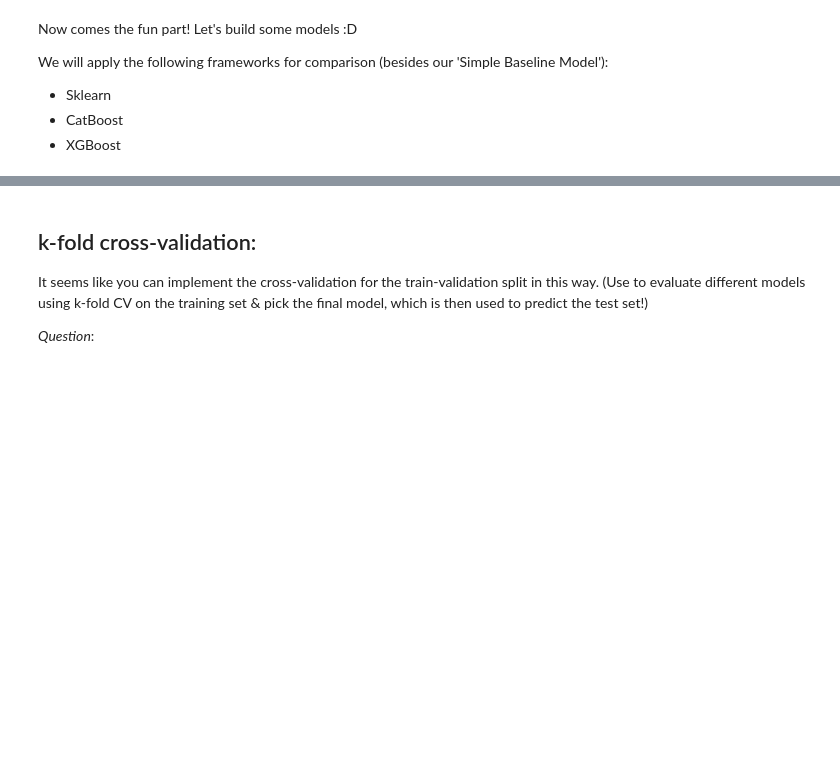
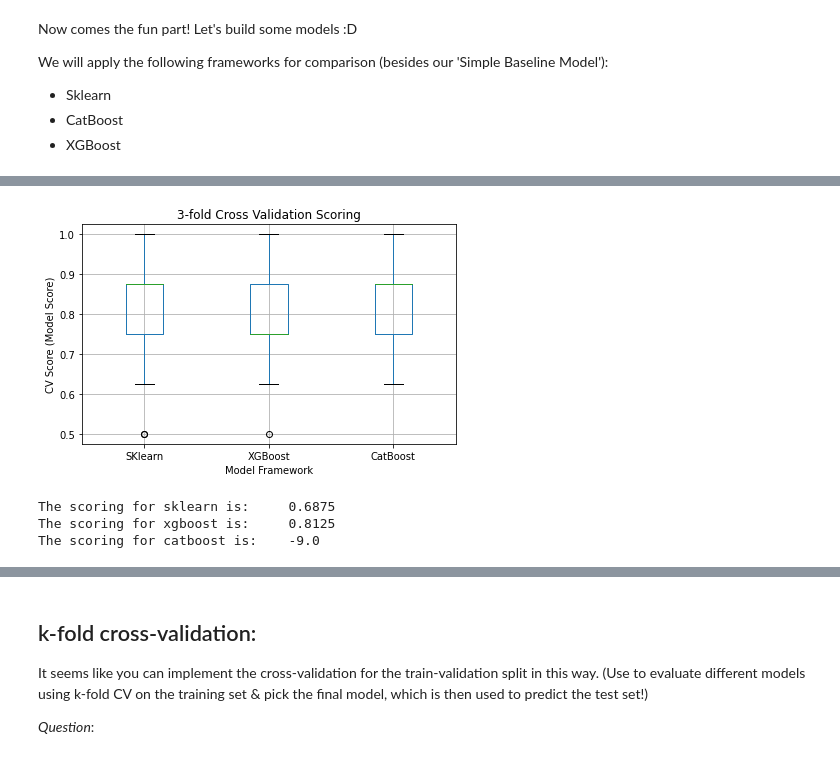
Before and after one commit to Blastorios/B4TM, a Jupyter notebook: src/GradientBoost.ipynb, the cells around one changed output, grey strips where cells are left out. Saved outputs shown, nothing was run; the diff lists cells and outputs as text; code cells hidden in the pictures; blank space fills up the shorter version.

```diff
--- a/src/GradientBoost.ipynb
+++ b/src/GradientBoost.ipynb
@@ -329,0 +205,2 @@ Average variance: 0.16210526315789475
+# %%
+searched_sklearn.fit(X_trainset, y_trainset)
@@ -329,0 +221,2 @@ Average variance: 0.16210526315789475
+# %%
+searched_xgboost.fit(X_trainset, y_trainset)
@@ -329,0 +275,19 @@ Average variance: 0.16210526315789475
+# %%
+# Get the scores
+sklearn_scores = cross_val_score(
+    searched_sklearn.best_estimator_,
+    X_train.values,
+    y_train.values,
+    cv=kfold)
+
+xgboost_scores = cross_val_score(
+    searched_xgboost.best_estimator_,
+    X_train.values,
+    y_train.values,
+    cv=kfold)
+
+catboost_scores = cross_val_score(
+    catboost_clf,
+    X_train.values,
+    y_train.values,
+    cv=kfold)
@@ -329,0 +312,49 @@ Average variance: 0.16210526315789475
+# %%
+try:
+
+    # Plot the scores as boxplots
+    pd.DataFrame({
+        "SKlearn": sklearn_scores,
+        "XGBoost": xgboost_scores,
+        "CatBoost": catboost_scores,
+    }).boxplot()
+
+    plt.ylabel("CV Score (Model Score)")
+    plt.xlabel("Model Framework")
+
+    plt.title("3-fold Cross Validation Scoring")
+    plt.tight_layout()
+    # plt.savefig("./model_comparison.png")
+    plt.show()
+
+except:
+    print("Failed to plot")
+    pass
+# %% [output]
+[figure, added]
+# %%
+# 'Absolute' scoring
+sklearn_y_pred = searched_sklearn.best_estimator_.predict(X_val)
+
+xgboost_y_pred = searched_xgboost.best_estimator_.predict(X_val)
+
+catboost_y_pred = catboost_clf.predict(X_val)
+
+estimators = {
+    "sklearn": sklearn_y_pred,
+    "xgboost": xgboost_y_pred,
+    "catboost": catboost_y_pred,
+}
+
+for est in estimators:
+    try:
+        score = estimators[est] - y_val.values # NumPy allows for matrix operations, yay!
+    except:
+        score = estimators[est].reshape(-1) - y_val.values
+
+    result = 1-len(score[score != 0])/len(score)
+    print(f"The scoring for {est} is: \t{result}")
+# %% [output]
+The scoring for sklearn is:     0.6875
+The scoring for xgboost is:     0.8125
+The scoring for catboost is:    -9.0
```
Also changed, not shown: parts of 60 cells of this notebook, 16 other files.
